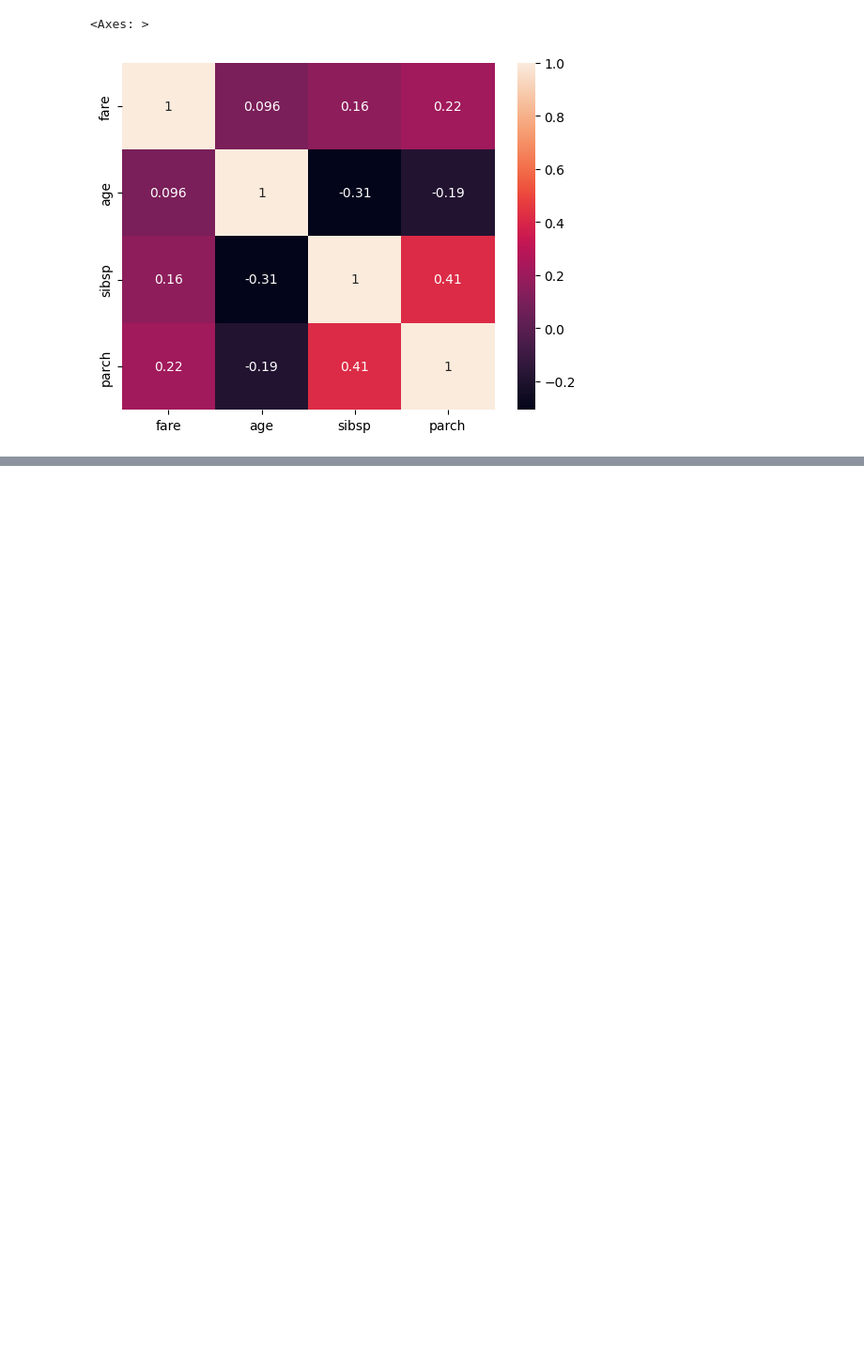
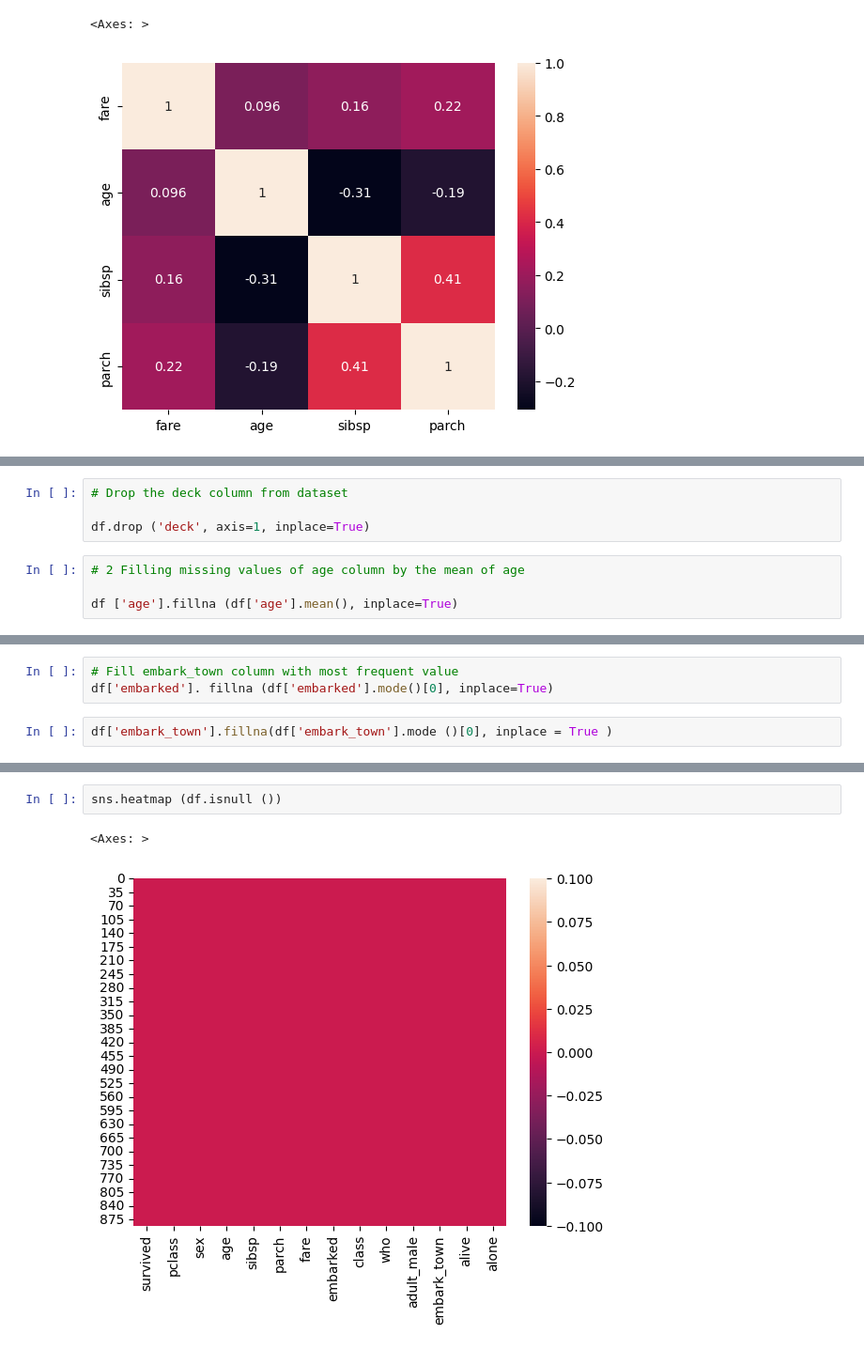
Before and after one commit to Jawad-hu/Exploratory-Data-Analysis, a Jupyter notebook: 02_Pandas_titanic.ipynb, the cells around one changed output, grey strips where cells are left out. Shown: that part at 94% size. Cells and saved outputs as stored; diff of their text form; blank space fills up the shorter version.

```diff
--- a/02_Pandas_titanic.ipynb
+++ b/02_Pandas_titanic.ipynb
@@ -187,0 +224,8 @@ sns.pairplot (df)
+# %%
+# Drop the deck column from dataset
+
+df.drop ('deck', axis=1, inplace=True)
+# %%
+# 2 Filling missing values of age column by the mean of age
+
+df ['age'].fillna (df['age'].mean(), inplace=True)
@@ -187,0 +248,5 @@ sns.pairplot (df)
+# %%
+# Fill embark_town column with most frequent value
+df['embarked']. fillna (df['embarked'].mode()[0], inplace=True)
+# %%
+df['embark_town'].fillna(df['embark_town'].mode ()[0], inplace = True )
@@ -187,0 +271,5 @@ sns.pairplot (df)
+# %%
+sns.heatmap (df.isnull ())
+# %% [output]
+<Axes: >
+[figure, added]
```
Also changed, not shown: parts of 29 cells of this notebook.
